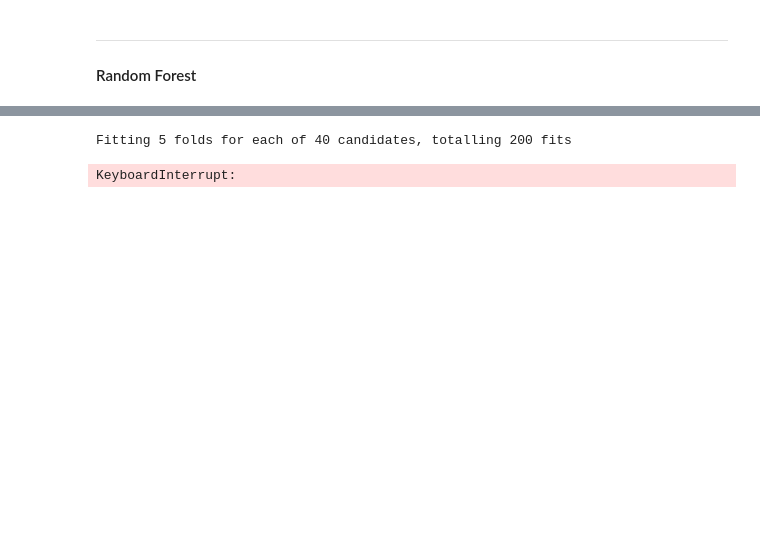
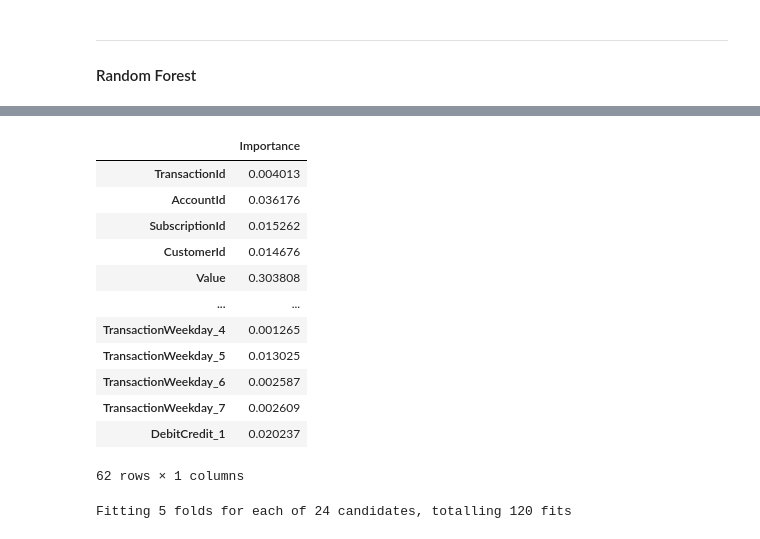
Before and after one commit to fabio-teichmann/ds-ml-project, a Jupyter notebook: Modelling.ipynb, the cells around one changed output, grey strips where cells are left out. Saved outputs shown, nothing was run; the diff lists cells and outputs as text; code cells hidden in the pictures; blank space fills up the shorter version.

Commit message:
feature importance

```diff
--- a/Modelling.ipynb
+++ b/Modelling.ipynb
@@ -295,0 +322,5 @@ Confusion Matrix:
+# %%
+x=np.asarray(model.feature_importances_)
+print(np.array_str(x, precision=2, suppress_small=True))
+print(model.feature_names_in_)
+df_feat = pd.DataFrame(x, columns= ['Importance'],index=model.feature_names_in_)
@@ -296,18 +345,33 @@ Confusion Matrix:
+# %%
+df_feat
+# %% [output]
+|  | Importance |
+| TransactionId | 0.004013 |
+| AccountId | 0.036176 |
+| SubscriptionId | 0.015262 |
+| CustomerId | 0.014676 |
+| Value | 0.303808 |
+| ... | ... |
+| TransactionWeekday_4 | 0.001265 |
+| TransactionWeekday_5 | 0.013025 |
+| TransactionWeekday_6 | 0.002587 |
+| TransactionWeekday_7 | 0.002609 |
+| DebitCredit_1 | 0.020237 |
+62 rows × 1 columns
 # %%
 # GRID SEARCH ===========================
 
-param_grid = {'max_features': ['sqrt', 'log2'],
+param_grid = {'max_features': ['sqrt'],
               'criterion': ['gini', 'entropy'],
-              'n_estimators': [100,200,300,400,500,600,700,800,900,1000],
-              'random_state': [RSEED]
+              'n_estimators': [500,600,700],
+              'random_state': [10,42,112,13]
              }
 
 grid       = GridSearchCV(RandomForestClassifier(), param_grid, verbose=True, n_jobs=-1,scoring='f1')
 model_rf  = grid.fit(scaled_df_train_resampled, y_train_res)
 y_rf_grid_pred = model_rf.predict(scaled_df_test)
 # %% [output]
-Fitting 5 folds for each of 40 candidates, totalling 200 fits
+Fitting 5 folds for each of 24 candidates, totalling 120 fits
-KeyboardInterrupt:
 # %%
 print("------"*10)
 print(classification_report(y_test, y_rf_grid_pred))
```
Also changed, not shown: parts of 15 cells of this notebook.
